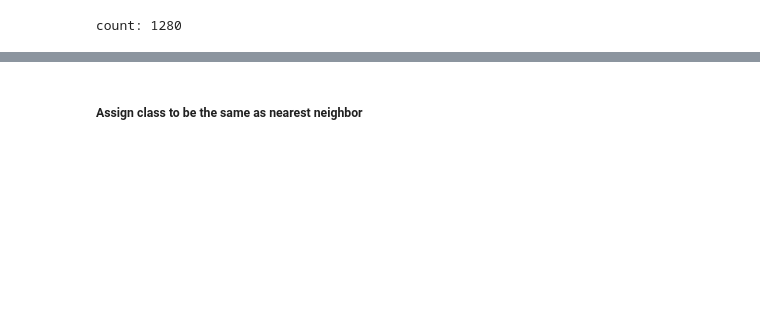
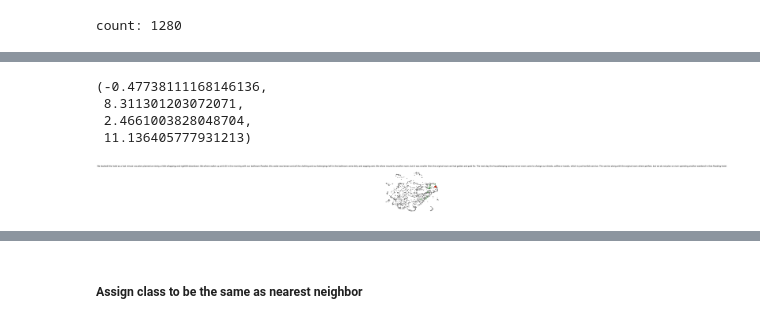
Before and after one commit to aurotripathy/deception-detect-w-llm, a Jupyter notebook: spam-expts/spam-dataset-embeddings.ipynb, the cells around one changed output, grey strips where cells are left out. Drawn from its saved outputs; the diff is of its cells as text; code cells hidden in the pictures; blank space fills up the shorter version.

```diff
--- a/spam-expts/spam-dataset-embeddings.ipynb
+++ b/spam-expts/spam-dataset-embeddings.ipynb
@@ -132,0 +161,20 @@ Dimension of embedding: (768,)
+# %%
+from helper_utils import word_wrap
+
+query_file_name = '../spam-dataset/op_spam_v1.4/negative_polarity/truthful_from_Web/fold2/t_affinia_11.txt'
+_, gt_veracity, query = read_a_file(query_file_name)
+print(f'QUERY:\n{query}')
+
+results = collection.query(query_texts=query, n_results=10, include=['documents', 'embeddings'])
+
+retrieved_documents = results['documents'][0]
+print(f'RESPONSES:')
+for document in results['documents'][0]:
+    print(word_wrap(document))
+    print('')
+
+query_embedding = sentence_transformer_ef([query])[0]
+retrieved_embeddings = results['embeddings'][0]
+
+projected_query_embedding = project_embeddings([query_embedding], umap_transform)
+projected_retrieved_embeddings = project_embeddings(retrieved_embeddings, umap_transform)
@@ -132,0 +199,16 @@ Dimension of embedding: (768,)
+# %%
+# Plot the projected query and retrieved documents in the embedding space
+plt.figure()
+plt.scatter(projected_dataset_embeddings[:, 0], projected_dataset_embeddings[:, 1], s=10, color='gray')
+plt.scatter(projected_query_embedding[:, 0], projected_query_embedding[:, 1], s=150, marker='X', color='r')
+plt.scatter(projected_retrieved_embeddings[:, 0], projected_retrieved_embeddings[:, 1], s=100, facecolors='none', edgecolors='g')
+
+# plt.gca().set_aspect('equal', 'datalim')
+plt.title(f'{query}')
+plt.axis('off')
+# %% [output]
+(-0.47738111168146136,
+ 8.311301203072071,
+ 2.4661003828048704,
+ 11.136405777931213)
+[figure, added]
```
Also changed, not shown: parts of 12 cells of this notebook.
